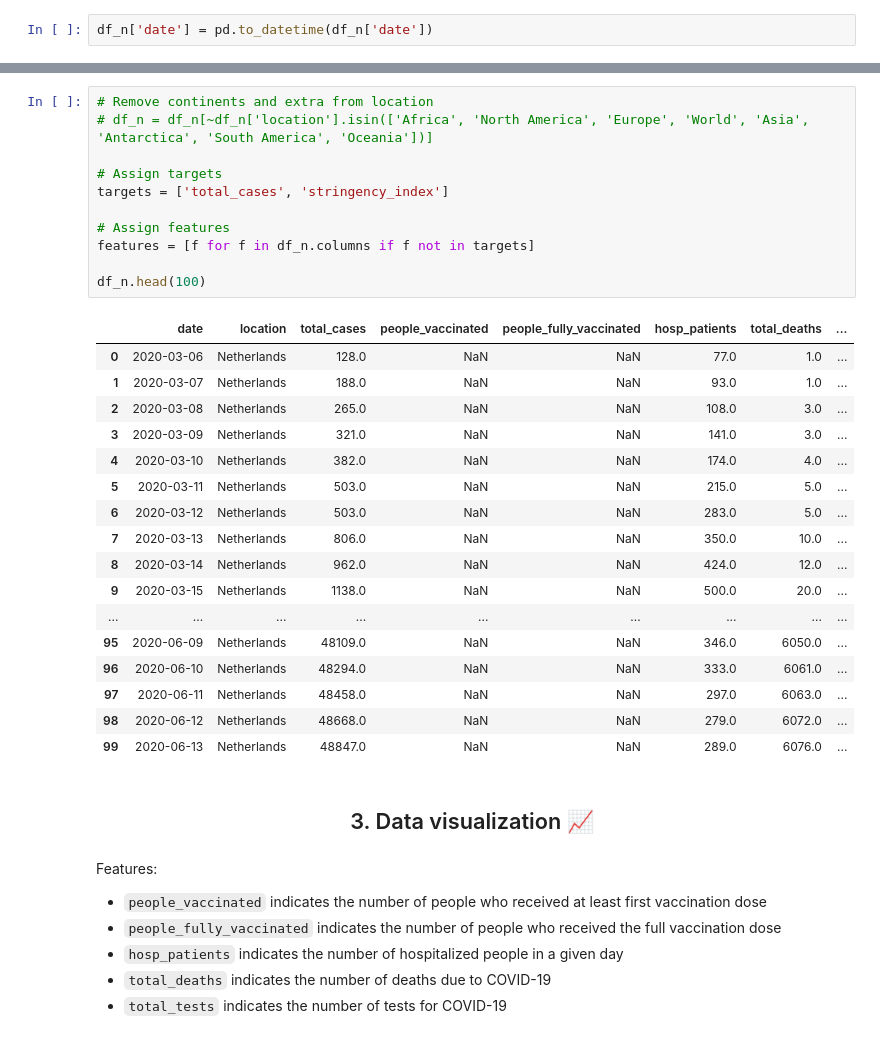
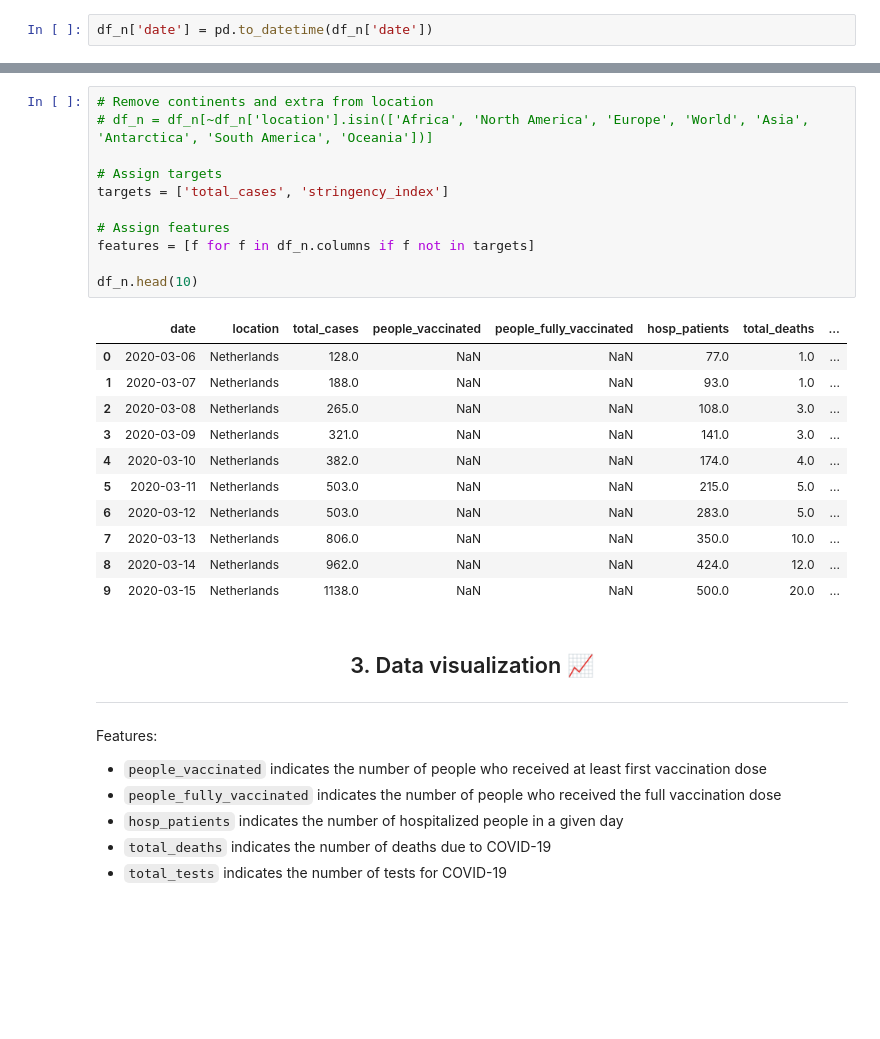
Before and after one commit to michaelbahchevanov/lockscan, a Jupyter notebook: EDA_COVID.ipynb, the cells around one changed output, grey strips where cells are left out. Cells and saved outputs as stored; diff of their text form; blank space fills up the shorter version.

```diff
--- a/EDA_COVID.ipynb
+++ b/EDA_COVID.ipynb
@@ -201,34 +201,29 @@ df_n.head(1000)
 # %%
 # Remove continents and extra from location
 # df_n = df_n[~df_n['location'].isin(['Africa', 'North America', 'Europe', 'World', 'Asia', 'Antarctica', 'South America', 'Oceania'])]
 
 # Assign targets
 targets = ['total_cases', 'stringency_index']
 
 # Assign features
 features = [f for f in df_n.columns if f not in targets]
 
-df_n.head(100)
+df_n.head(10)
 # %% [output]
 |  | date | location | total_cases | people_vaccinated | people_fully_vaccinated | hosp_patients | total_deaths | ... |
 | 0 | 2020-03-06 | Netherlands | 128.0 | NaN | NaN | 77.0 | 1.0 | ... |
 | 1 | 2020-03-07 | Netherlands | 188.0 | NaN | NaN | 93.0 | 1.0 | ... |
 | 2 | 2020-03-08 | Netherlands | 265.0 | NaN | NaN | 108.0 | 3.0 | ... |
 | 3 | 2020-03-09 | Netherlands | 321.0 | NaN | NaN | 141.0 | 3.0 | ... |
 | 4 | 2020-03-10 | Netherlands | 382.0 | NaN | NaN | 174.0 | 4.0 | ... |
 | 5 | 2020-03-11 | Netherlands | 503.0 | NaN | NaN | 215.0 | 5.0 | ... |
 | 6 | 2020-03-12 | Netherlands | 503.0 | NaN | NaN | 283.0 | 5.0 | ... |
 | 7 | 2020-03-13 | Netherlands | 806.0 | NaN | NaN | 350.0 | 10.0 | ... |
 | 8 | 2020-03-14 | Netherlands | 962.0 | NaN | NaN | 424.0 | 12.0 | ... |
 | 9 | 2020-03-15 | Netherlands | 1138.0 | NaN | NaN | 500.0 | 20.0 | ... |
-| ... | ... | ... | ... | ... | ... | ... | ... | ... |
-| 95 | 2020-06-09 | Netherlands | 48109.0 | NaN | NaN | 346.0 | 6050.0 | ... |
-| 96 | 2020-06-10 | Netherlands | 48294.0 | NaN | NaN | 333.0 | 6061.0 | ... |
-| 97 | 2020-06-11 | Netherlands | 48458.0 | NaN | NaN | 297.0 | 6063.0 | ... |
-| 98 | 2020-06-12 | Netherlands | 48668.0 | NaN | NaN | 279.0 | 6072.0 | ... |
-| 99 | 2020-06-13 | Netherlands | 48847.0 | NaN | NaN | 289.0 | 6076.0 | ... |
 # %% [markdown]
 ## <center>3. Data visualization 📈</center>
+<hr>
 # %% [markdown]
 Features:
 <br>
```
Also changed, not shown: parts of 55 cells of this notebook.
